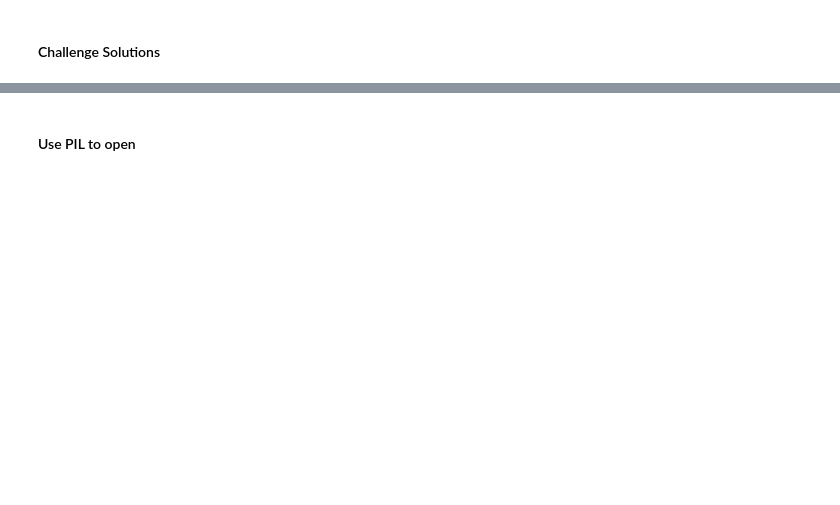
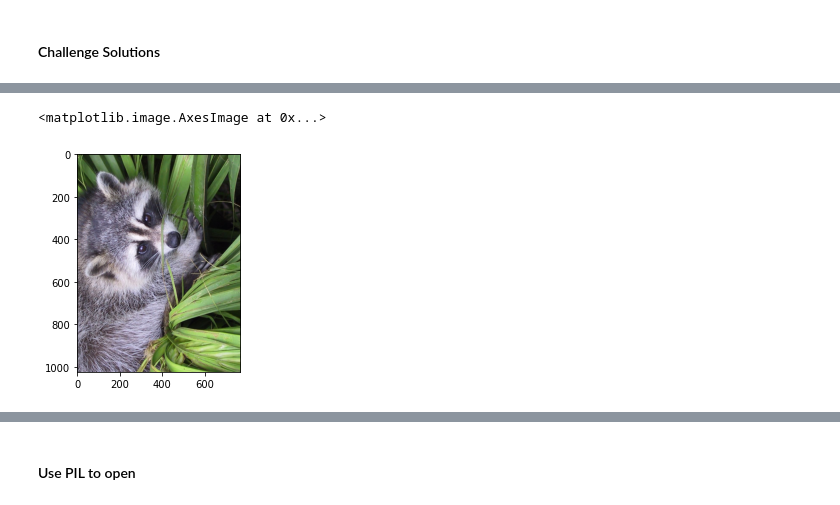
Before and after one commit to womaro/Story, a Jupyter notebook: Computation_with_NumPy_and_N_Dimensional_Arrays_(start).ipynb, the cells around one changed output, grey strips where cells are left out. Drawn from its saved outputs; the diff is of its cells as text; code cells hidden in the pictures; blank space fills up the shorter version.

```diff
--- a/Computation_with_NumPy_and_N_Dimensional_Arrays_(start).ipynb
+++ b/Computation_with_NumPy_and_N_Dimensional_Arrays_(start).ipynb
@@ -376,0 +380,6 @@ file_name = 'yummy_macarons.jpg'
+# %%
+left_rotation = np.rot90(img)
+plt.imshow(left_rotation)
+# %% [output]
+<matplotlib.image.AxesImage at 0x...>
+[figure, added]
```
Also changed, not shown: parts of 4 cells of this notebook.
